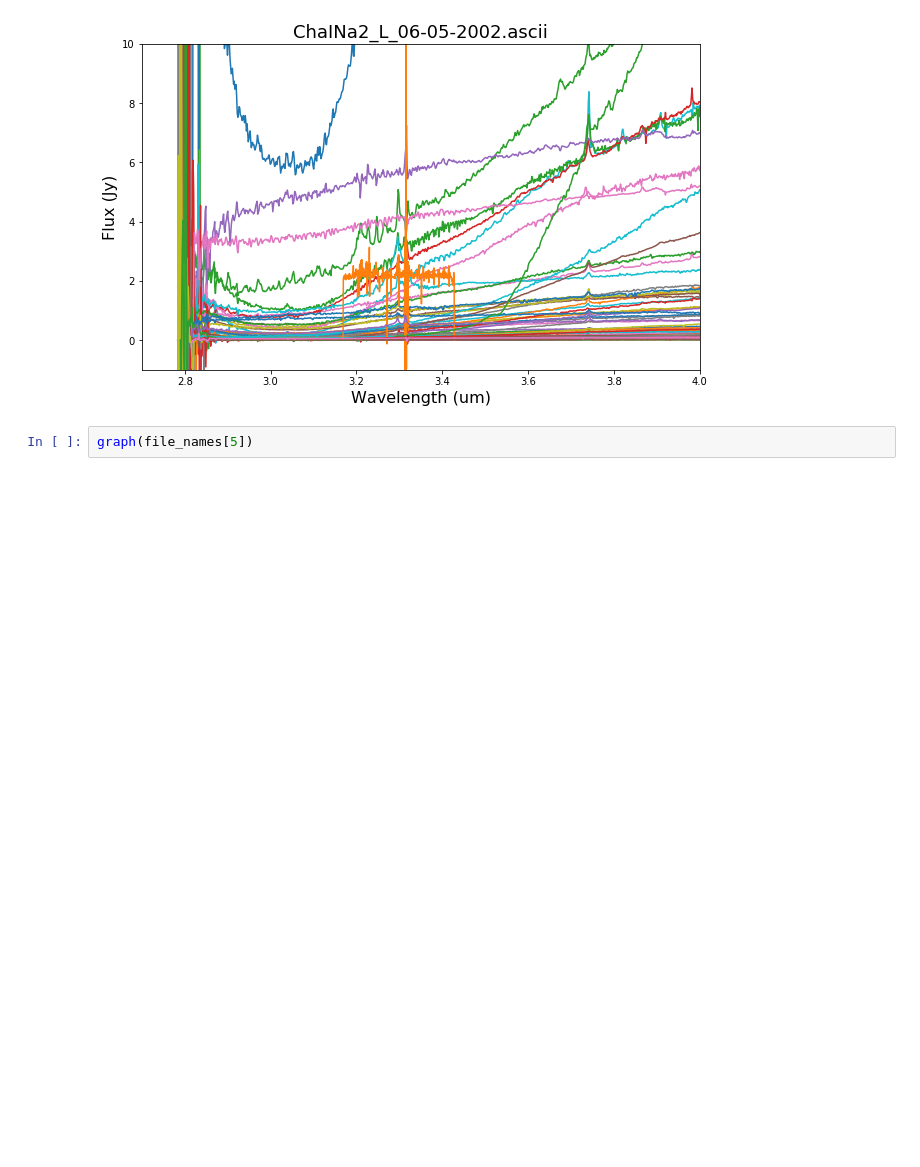
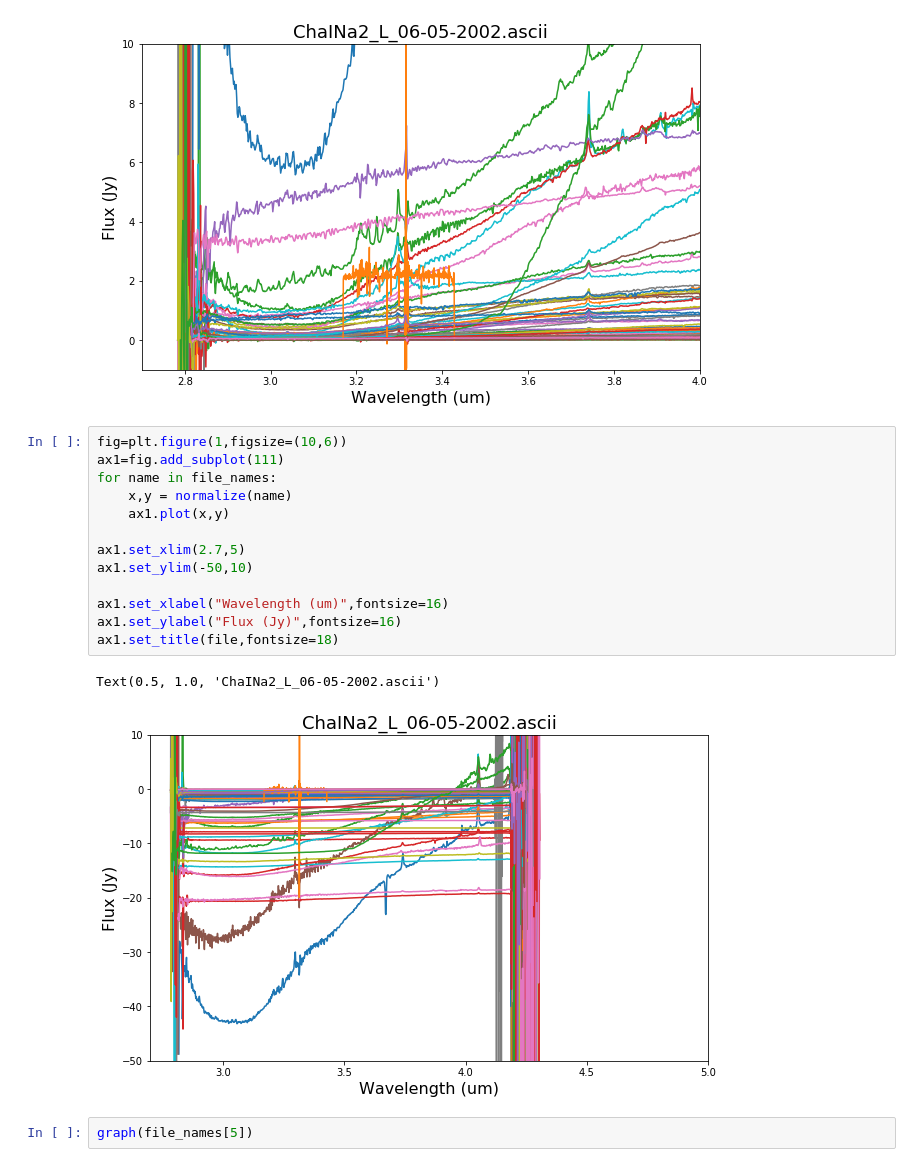
Before and after one commit to claraross1/ross_thesis, a Jupyter notebook: L spectra/VLT-ISAAC code.ipynb, the cells around one changed output. Saved outputs shown, nothing was run; the diff lists cells and outputs as text; blank space fills up the shorter version.

```diff
--- a/L spectra/VLT-ISAAC code.ipynb
+++ b/L spectra/VLT-ISAAC code.ipynb
@@ -203,6 +231,22 @@ ax1.set_title(file,fontsize=18)
 # %% [output]
 Text(0.5, 1.0, 'ChaINa2_L_06-05-2002.ascii')
 [figure]
+# %%
+fig=plt.figure(1,figsize=(10,6))
+ax1=fig.add_subplot(111)
+for name in file_names:
+    x,y = normalize(name)
+    ax1.plot(x,y)
+
+ax1.set_xlim(2.7,5)
+ax1.set_ylim(-50,10)
+
+ax1.set_xlabel("Wavelength (um)",fontsize=16)
+ax1.set_ylabel("Flux (Jy)",fontsize=16)
+ax1.set_title(file,fontsize=18)
+# %% [output]
+Text(0.5, 1.0, 'ChaINa2_L_06-05-2002.ascii')
+[figure, added]
 # %%
 graph(file_names[5])
 # %% [output]
```
Also changed, not shown: parts of 9 cells of this notebook.
